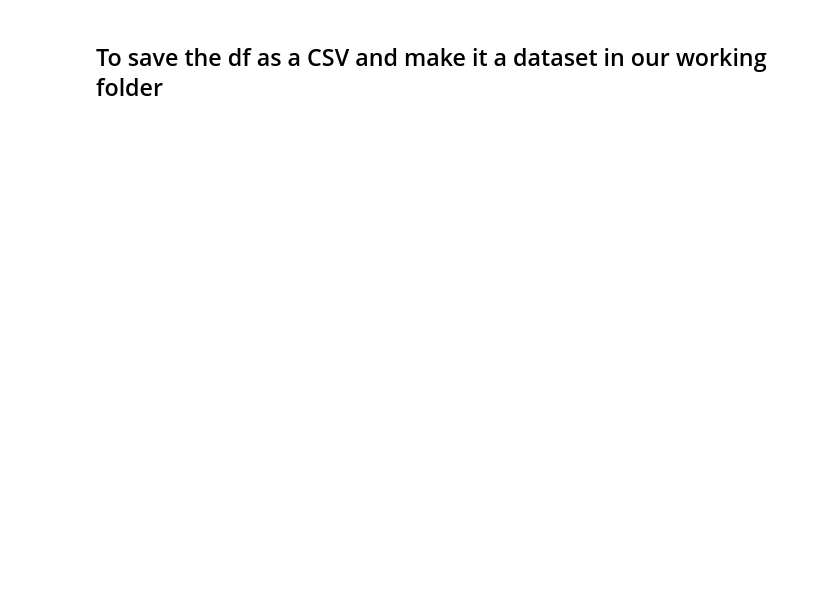
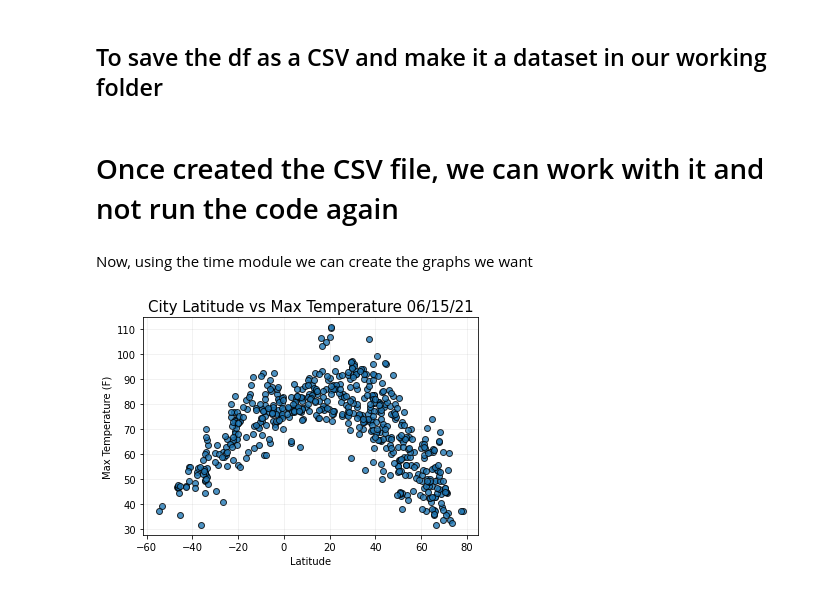
Before and after one commit to nicoserrano/World_Weather_Analysis, a Jupyter notebook: WeatherPy.ipynb, the cells around one changed output. Drawn from its saved outputs; the diff is of its cells as text; code cells hidden in the pictures; blank space fills up the shorter version.

Commit message:
Created analysis graphs

```diff
--- a/WeatherPy.ipynb
+++ b/WeatherPy.ipynb
@@ -187,3 +187,33 @@ city_data_df.head(10)
 output_data_file = 'weather_data/cities.csv'
 # Export the city_data into a CSV
 city_data_df.to_csv(output_data_file, index_label='City_ID')
+# %% [markdown]
+# Once created the CSV file, we can work with it and not run the code again
+# %%
+city_data_df = pd.read_csv('weather_data/cities.csv')
+# %%
+# Retrieve relevant fields from df for plotting
+lats = city_data_df['Lat']
+max_temps = city_data_df['Max Temp']
+humidity = city_data_df['Humidity']
+cloudiness = city_data_df['Cloudiness']
+wind_speed = city_data_df['Wind Speed']
+# %% [markdown]
+Now, using the time module we can create the graphs we want
+# %%
+import time
+
+# Create the scatterplot for latitude vs max temperature
+plt.scatter(lats, max_temps,
+           edgecolor='black',linewidths=1,marker='o',
+           alpha=0.8,label='Cities')
+plt.title(f'City Latitude vs Max Temperature '+ time.strftime('%x'),
+          fontsize=15)
+plt.ylabel('Max Temperature (F)')
+plt.xlabel('Latitude')
+plt.grid(alpha=0.2)
+
+plt.savefig('weather_data/Lats_vs_MaxTemp.png')
+plt.show()
+# %% [output]
+[figure, added]
```
Also changed, not shown: parts of 8 cells of this notebook, 5 other files.
